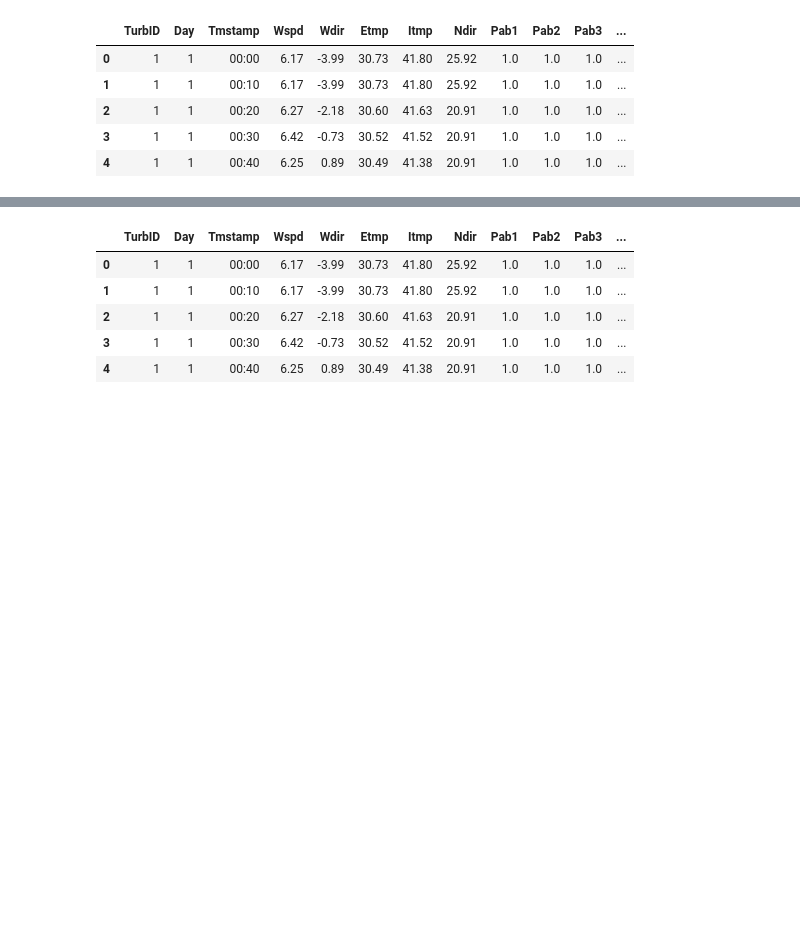
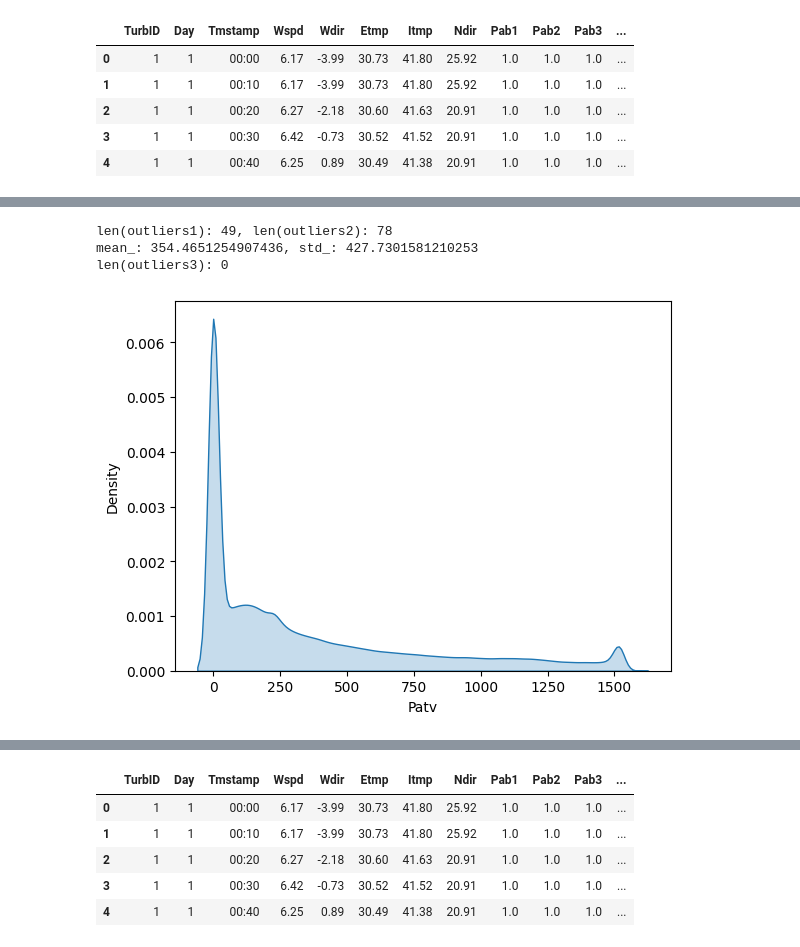
Before and after one commit to GKDGKD/KDD_CUP_2022, a Jupyter notebook: notebook/kdd_EDA.ipynb, the cells around one changed output, grey strips where cells are left out. Drawn from its saved outputs; the diff is of its cells as text; code cells hidden in the pictures; blank space fills up the shorter version.

```diff
--- a/notebook/kdd_EDA.ipynb
+++ b/notebook/kdd_EDA.ipynb
@@ -52,0 +78,18 @@ data.head()
+# %%
+outliers1 = (data['Ndir'] > 720) | (data['Ndir'] < -720)
+outliers2 = (data['Wdir'] > 180) | (data['Wdir'] < -180)
+print(f'len(outliers1): {outliers1.sum()}, len(outliers2): {outliers2.sum()}')
+
+mean_, std_ = data['Patv'].mean(), data['Patv'].std()
+print(f'mean_: {mean_}, std_: {std_}')
+outliers3 = (data['Patv'] > mean_ + 3 * std_) | (data['Patv'] < mean_ - 3 * std_)
+print(f'len(outliers3): {outliers3.sum()}')
+# %% [output]
+len(outliers1): 49, len(outliers2): 78
+mean_: 354.4651254907436, std_: 427.7301581210253
+len(outliers3): 0
+# %%
+sns.kdeplot(data=data, x='Patv', fill=True)
+plt.show()
+# %% [output]
+[figure, added]
```
Also changed, not shown: parts of 8 cells of this notebook, 10 other files.
